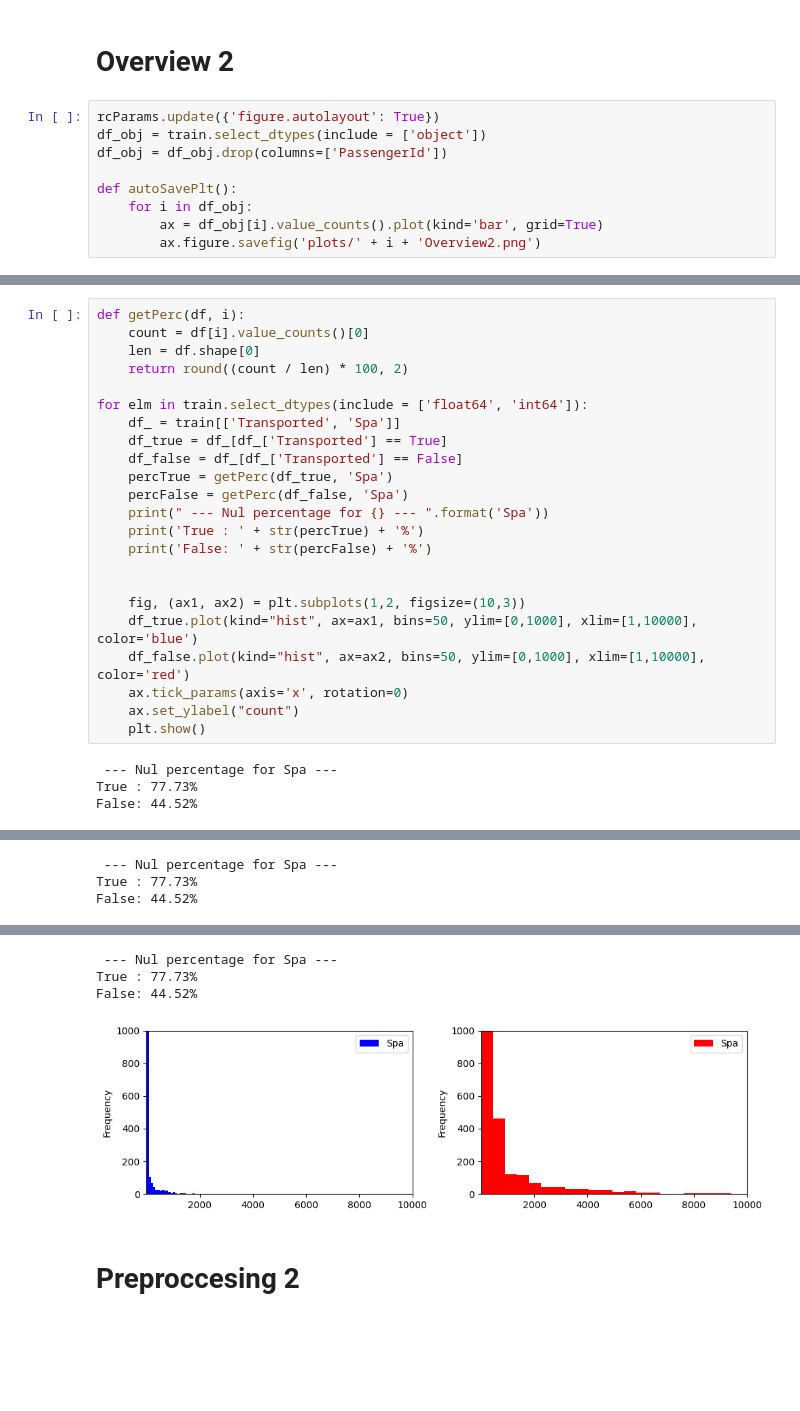
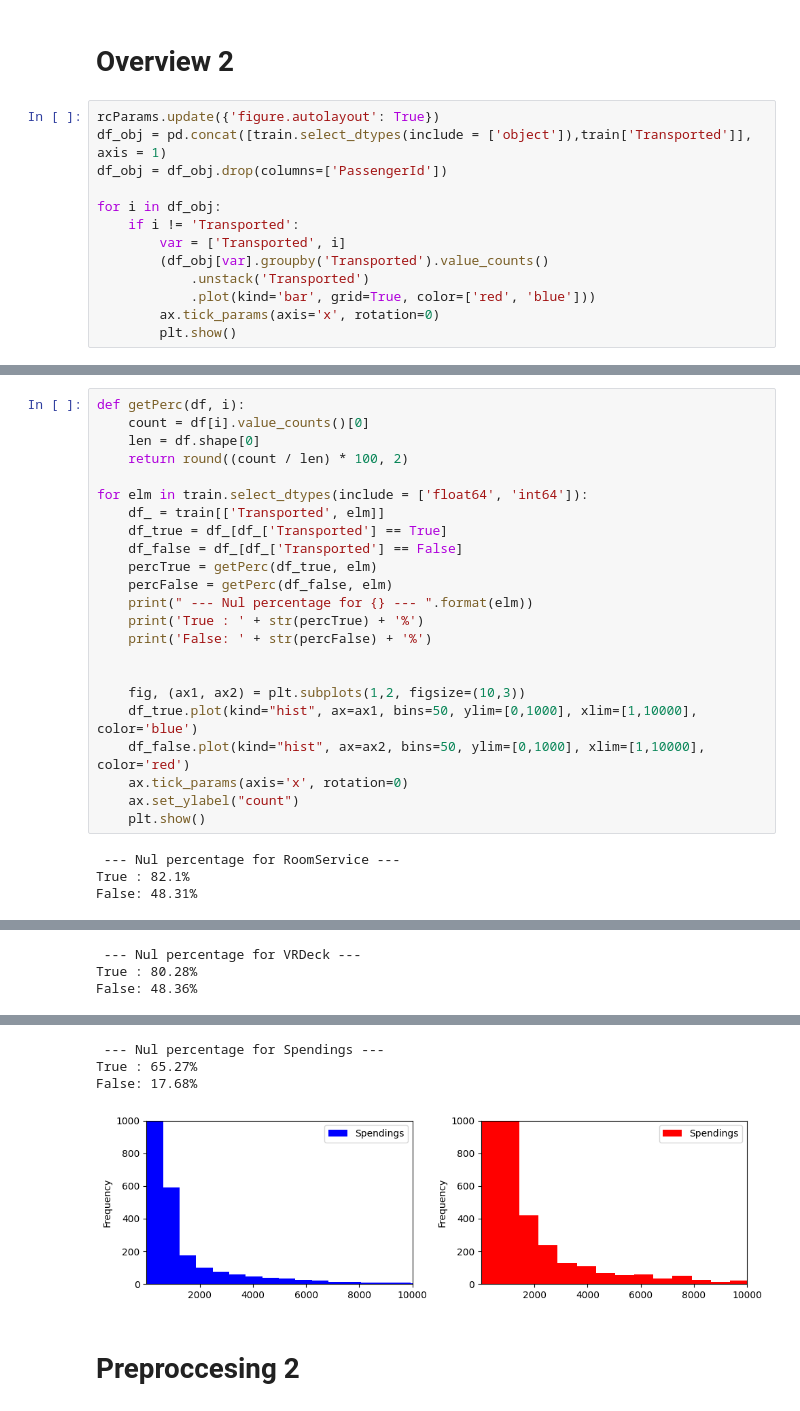
Before and after one commit to Husted42/Husted42, a Jupyter notebook: python/pipeline/spaceshipTitanic/pipeline.ipynb, the cells around one changed output, grey strips where cells are left out. Saved outputs shown, nothing was run; the diff lists cells and outputs as text; blank space fills up the shorter version.

```diff
--- a/python/pipeline/spaceshipTitanic/pipeline.ipynb
+++ b/python/pipeline/spaceshipTitanic/pipeline.ipynb
@@ -249,10 +250,14 @@ print(train.head())
 # Overview 2
 # %%
 rcParams.update({'figure.autolayout': True})
-df_obj = train.select_dtypes(include = ['object'])
+df_obj = pd.concat([train.select_dtypes(include = ['object']),train['Transported']], axis = 1)
 df_obj = df_obj.drop(columns=['PassengerId'])
 
-def autoSavePlt():
-    for i in df_obj:
-        ax = df_obj[i].value_counts().plot(kind='bar', grid=True)
-        ax.figure.savefig('plots/' + i + 'Overview2.png')
+for i in df_obj:
+    if i != 'Transported':
+        var = ['Transported', i]
+        (df_obj[var].groupby('Transported').value_counts()
+            .unstack('Transported')
+            .plot(kind='bar', grid=True, color=['red', 'blue']))
+        ax.tick_params(axis='x', rotation=0)
+        plt.show()
@@ -291,12 +277,12 @@ def getPerc(df, i):
     return round((count / len) * 100, 2)
 
 for elm in train.select_dtypes(include = ['float64', 'int64']):
-    df_ = train[['Transported', 'Spa']]
+    df_ = train[['Transported', elm]]
     df_true = df_[df_['Transported'] == True]
     df_false = df_[df_['Transported'] == False]
-    percTrue = getPerc(df_true, 'Spa')
-    percFalse = getPerc(df_false, 'Spa')
-    print(" --- Nul percentage for {} --- ".format('Spa'))
+    percTrue = getPerc(df_true, elm)
+    percFalse = getPerc(df_false, elm)
+    print(" --- Nul percentage for {} --- ".format(elm))
     print('True : ' + str(percTrue) + '%')
     print('False: ' + str(percFalse) + '%')
 
@@ -308,6 +294,6 @@ for elm in train.select_dtypes(include = ['float64', 'int64']):
     ax.set_ylabel("count")
     plt.show()
 # %% [output]
- --- Nul percentage for Spa ---
-True : 77.73%
-False: 44.52%
+ --- Nul percentage for RoomService ---
+True : 82.1%
+False: 48.31%
@@ -327,3 +313,3 @@ False: 44.52%
- --- Nul percentage for Spa ---
-True : 77.73%
-False: 44.52%
+ --- Nul percentage for VRDeck ---
+True : 80.28%
+False: 48.36%
@@ -331,7 +317,7 @@ False: 44.52%
- --- Nul percentage for Spa ---
-True : 77.73%
-False: 44.52%
+ --- Nul percentage for Spendings ---
+True : 65.27%
+False: 17.68%
-[figure, old version]
+[figure, new version]
 # %% [markdown]
 # Preproccesing 2
 # %%
```
Also changed, not shown: parts of 8 cells of this notebook.
